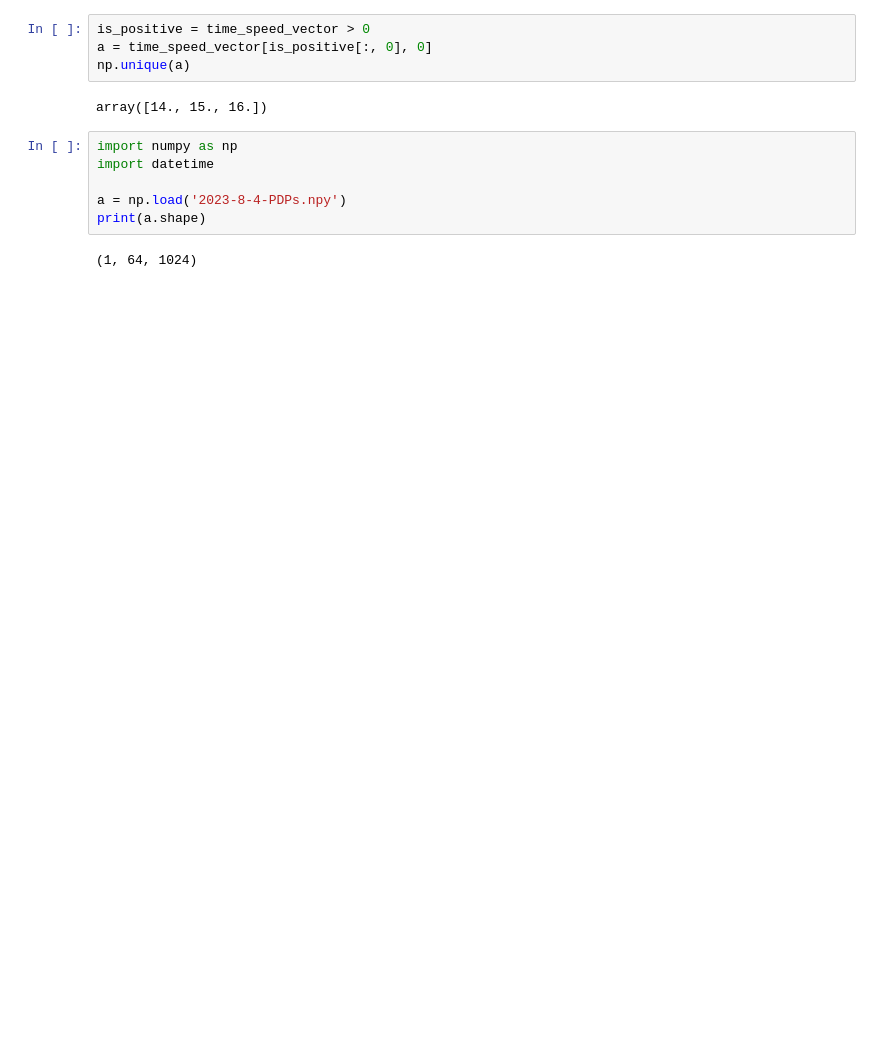
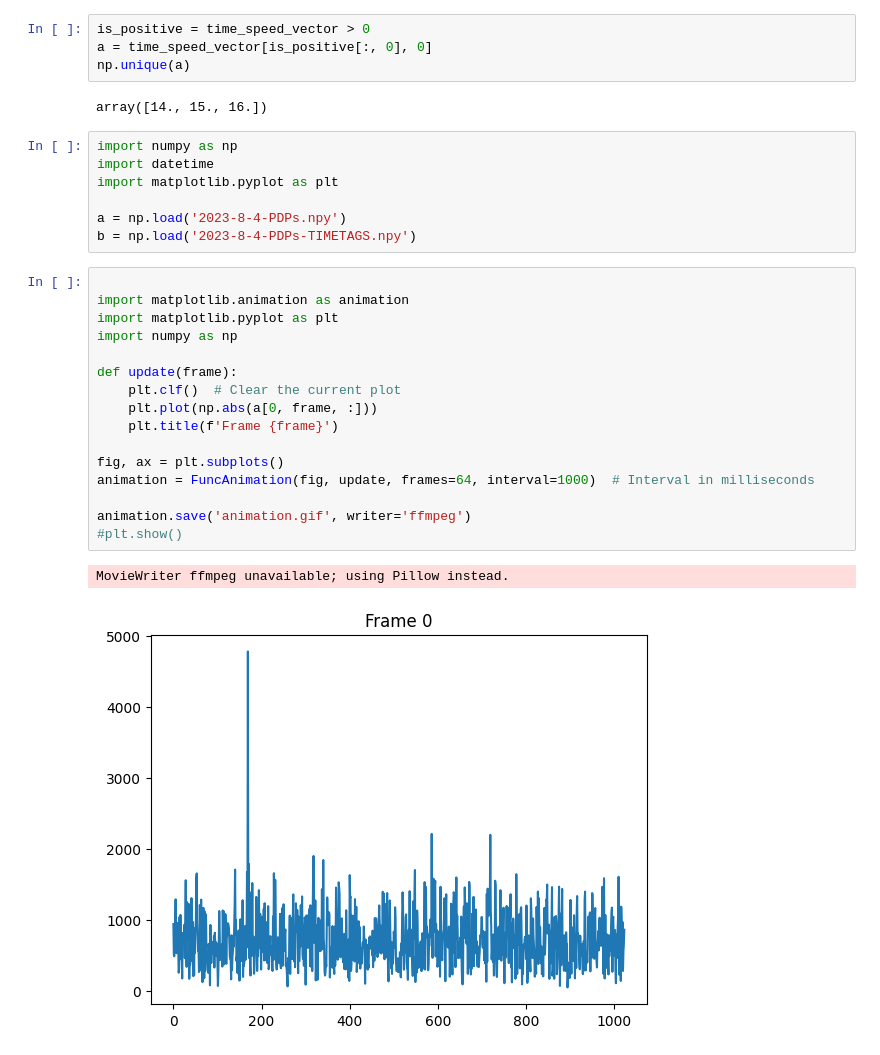
Before and after one commit to jvvtt/a2gMeasurements, a Jupyter notebook: notebook_for_tests.ipynb, the cells around one changed output. Saved outputs shown, nothing was run; the diff lists cells and outputs as text; blank space fills up the shorter version.

```diff
--- a/notebook_for_tests.ipynb
+++ b/notebook_for_tests.ipynb
@@ -1183,8 +1183,26 @@ array([14., 15., 16.])
 # %%
 import numpy as np
 import datetime
+import matplotlib.pyplot as plt
 
 a = np.load('2023-8-4-PDPs.npy')
-print(a.shape)
+b = np.load('2023-8-4-PDPs-TIMETAGS.npy')
-# %% [output]
-(1, 64, 1024)
+# %%
+
+import matplotlib.animation as animation
+import matplotlib.pyplot as plt
+import numpy as np
+
+def update(frame):
+    plt.clf()  # Clear the current plot
+    plt.plot(np.abs(a[0, frame, :]))
+    plt.title(f'Frame {frame}')
+
+fig, ax = plt.subplots()
+animation = FuncAnimation(fig, update, frames=64, interval=1000)  # Interval in milliseconds
+
+animation.save('animation.gif', writer='ffmpeg')
+#plt.show()
+# %% [output]
+MovieWriter ffmpeg unavailable; using Pillow instead.
+[figure, added]
```
Also changed, not shown: parts of 1 cell of this notebook, 3 other files.
